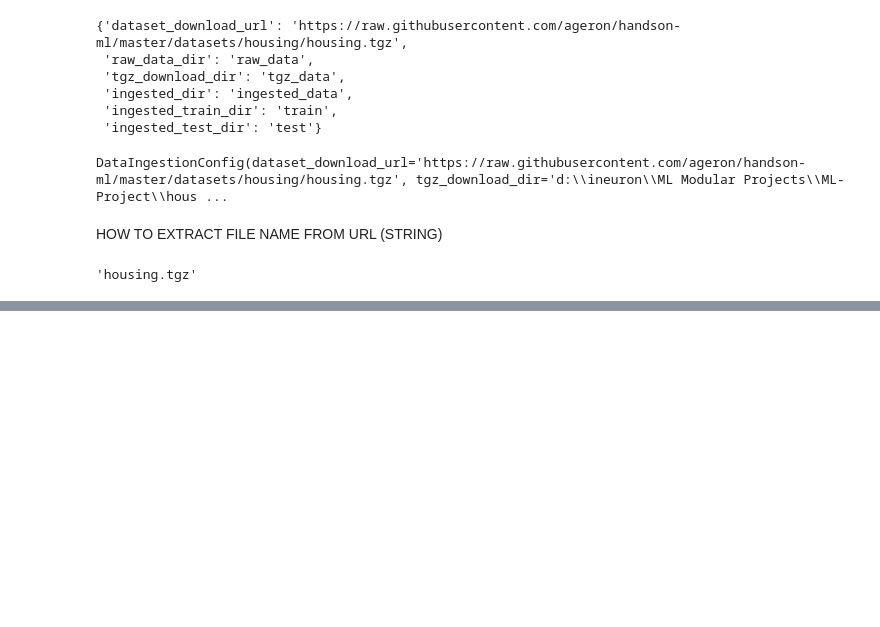
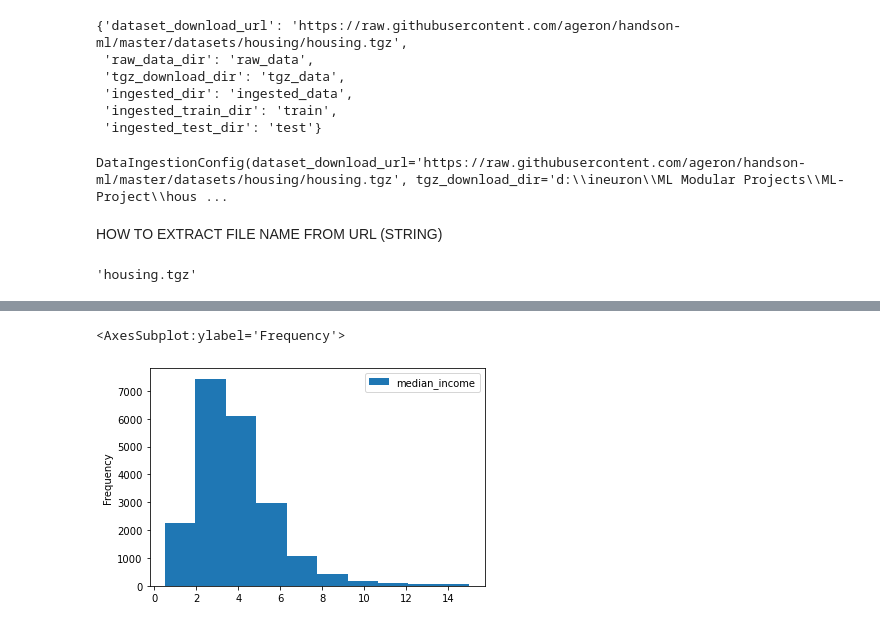
Before and after one commit to AshishPatil401/ML-Project, a Jupyter notebook: notebook/example.ipynb, the cells around one changed output, grey strips where cells are left out. Drawn from its saved outputs; the diff is of its cells as text; code cells hidden in the pictures; blank space fills up the shorter version.

```diff
--- a/notebook/example.ipynb
+++ b/notebook/example.ipynb
@@ -255,0 +259,4 @@ os.path.basename(url)
+# %%
+csv_file_path = r"D:\ineuron\ML Modular Projects\ML-Project\housing\artifact\data_ingestion\2022-07-28-01-33-41\raw_data\housing.csv"
+# %%
+housing_data_frame = pd.read_csv(csv_file_path)
@@ -255,0 +281,5 @@ os.path.basename(url)
+# %%
+housing_data_frame[['median_income']].plot(kind="hist")
+# %% [output]
+<AxesSubplot:ylabel='Frequency'>
+[figure, added]
```
Also changed, not shown: parts of 22 cells of this notebook, 10 other files.
